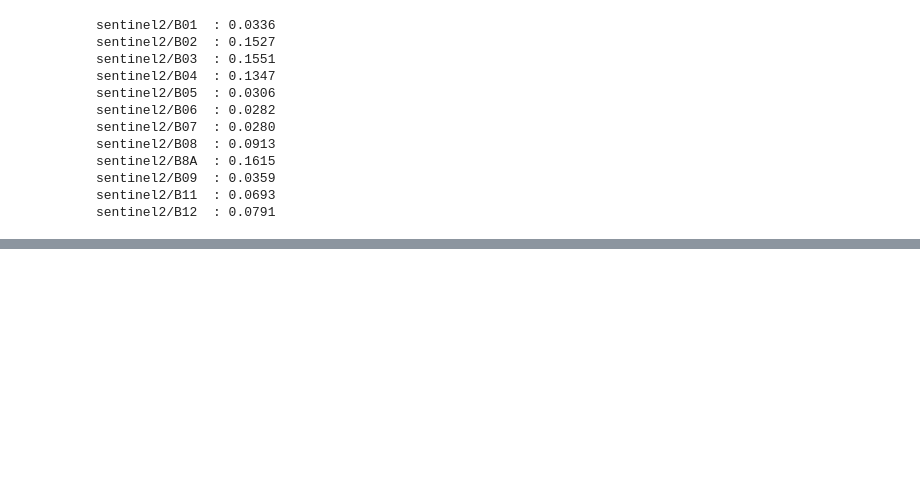
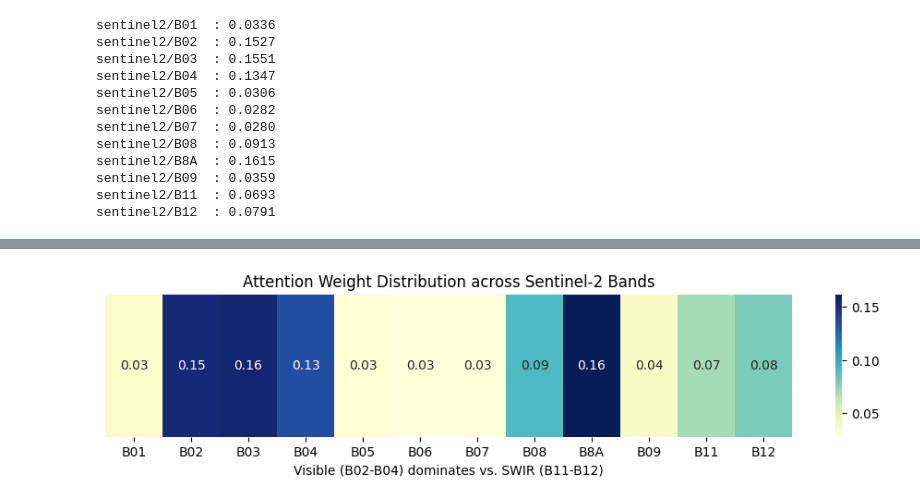
Before and after one commit to yuyao-wang/MethaneFuse, a Jupyter notebook: temp.ipynb, the cells around one changed output, grey strips where cells are left out. Cells and saved outputs as stored; diff of their text form; code cells hidden in the pictures; blank space fills up the shorter version.

```diff
--- a/temp.ipynb
+++ b/temp.ipynb
@@ -1078,0 +1099,16 @@ plt.show()
+# %%
+import matplotlib.pyplot as plt
+import seaborn as sns
+import numpy as np
+
+# Data from your results
+bands = ["B01", "B02", "B03", "B04", "B05", "B06", "B07", "B08", "B8A", "B09", "B11", "B12"]
+scores = [0.0336, 0.1527, 0.1551, 0.1347, 0.0306, 0.0282, 0.0280, 0.0913, 0.1615, 0.0359, 0.0693, 0.0791]
+
+plt.figure(figsize=(12, 2))
+sns.heatmap([scores], annot=True, fmt=".2f", cmap="YlGnBu", xticklabels=bands, yticklabels=False)
+plt.title("Attention Weight Distribution across Sentinel-2 Bands")
+plt.xlabel("Visible (B02-B04) dominates vs. SWIR (B11-B12)")
+plt.show()
+# %% [output]
+[figure, added]
```
Also changed, not shown: parts of 2 cells of this notebook, 2 other files.
